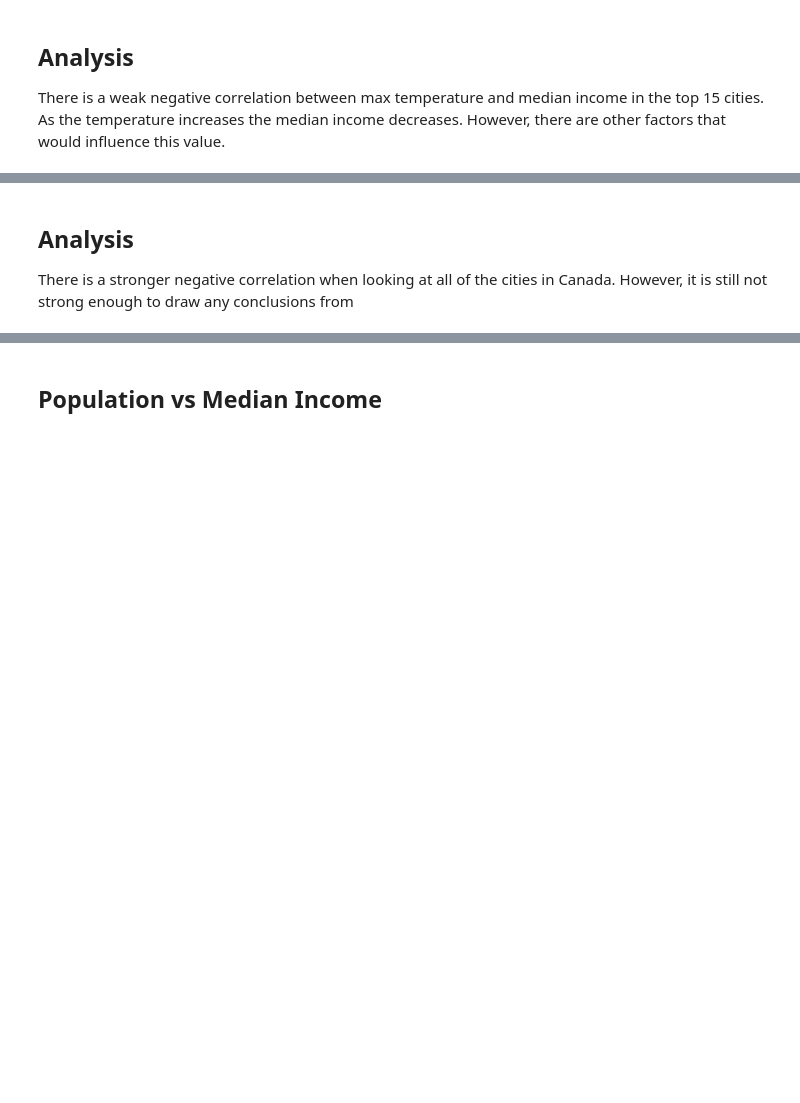
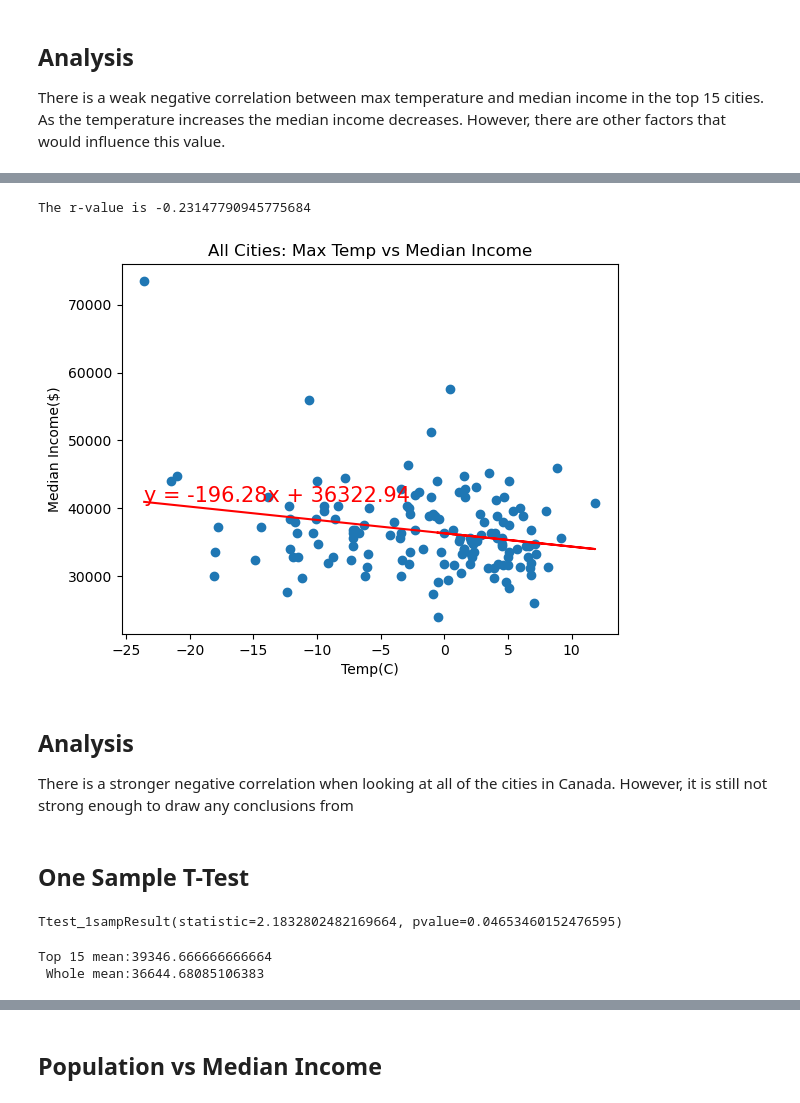
Before and after one commit to detmanski/Overview_Canada_Analysis, a Jupyter notebook: income_data.ipynb, the cells around one changed output, grey strips where cells are left out. Drawn from its saved outputs; the diff is of its cells as text; code cells hidden in the pictures; blank space fills up the shorter version.

```diff
--- a/income_data.ipynb
+++ b/income_data.ipynb
@@ -106,7 +196,7 @@ for city in city_name:
     income_data2.append({
         "City":city_name,
         "Median Income":median_income,
-        "Rank": income_rank
+        "Total Rank": income_rank
     })
     i+=1
 income_df2=pd.DataFrame(income_data2)
@@ -130,12 +234,28 @@ weather_df2= pd.read_csv('Output/weather_data_larger_set.csv')
 merged_df2 = pd.merge(income_df2,weather_df2,on='City',how='inner')
 # %%
 x_values = merged_df2['Max Temp']
-y_values = merged_df2['Median Income']
-linear_regression(x_values,y_values)
+y_values_all = merged_df2['Median Income']
+linear_regression(x_values,y_values_all)
 plt.xlabel("Temp(C)")
 plt.ylabel("Median Income($)")
 plt.title('All Cities: Max Temp vs Median Income')
 plt.savefig('Output/AllCities_MaxTempvsMedianIncome.png')
+# %% [output]
+The r-value is -0.23147790945775684
+[figure, added]
 # %% [markdown]
 ## Analysis
 There is a stronger negative correlation when looking at all of the cities in Canada.  However, it is still not strong enough to draw any conclusions from
+# %% [markdown]
+## One Sample T-Test
+# %%
+top_15_mean = y_values_15.mean()
+population_mean = y_values_all.mean()
+stats.ttest_1samp(y_values_15,population_mean)
+# %% [output]
+Ttest_1sampResult(statistic=2.1832802482169664, pvalue=0.04653460152476595)
+# %%
+print(f'Top 15 mean:{top_15_mean} \n Whole mean:{population_mean}')
+# %% [output]
+Top 15 mean:39346.666666666664
+ Whole mean:36644.68085106383
```
Also changed, not shown: parts of 16 cells of this notebook.
